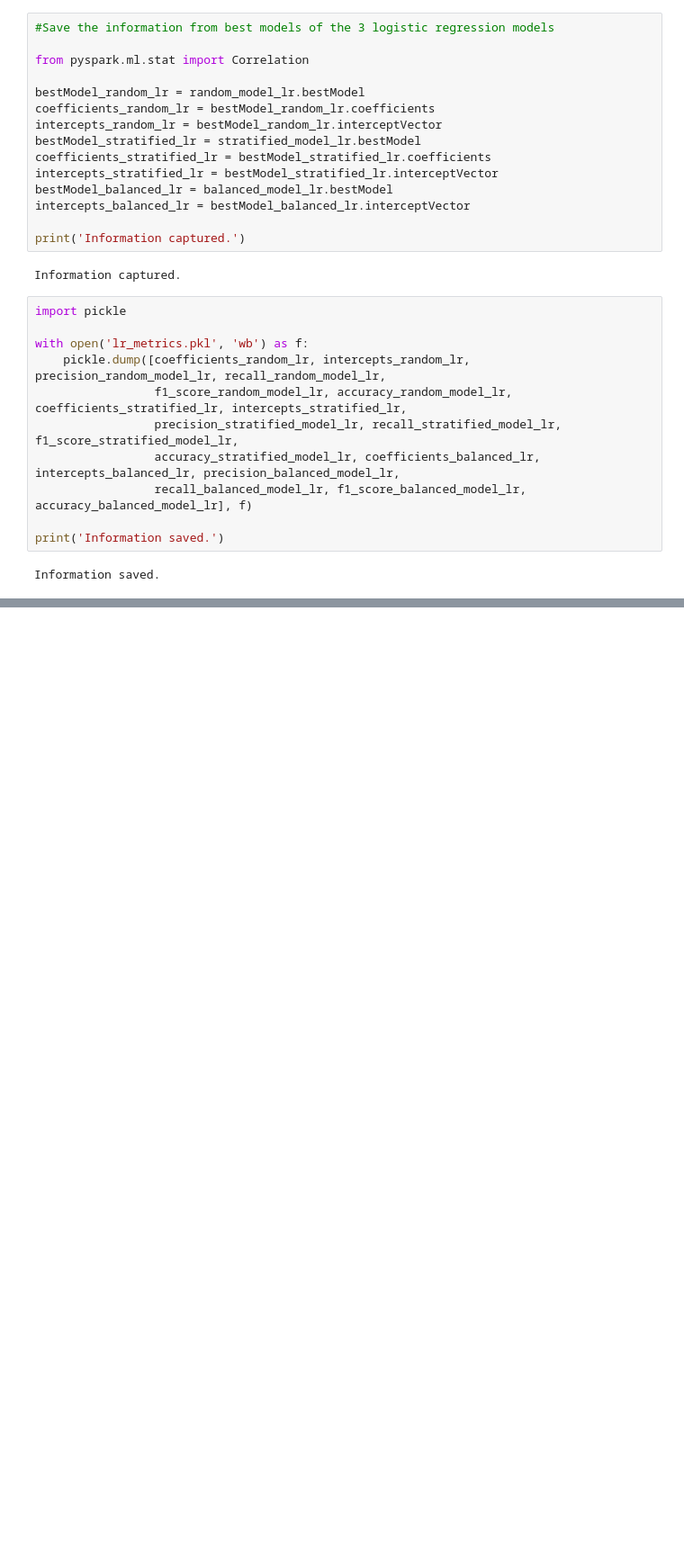
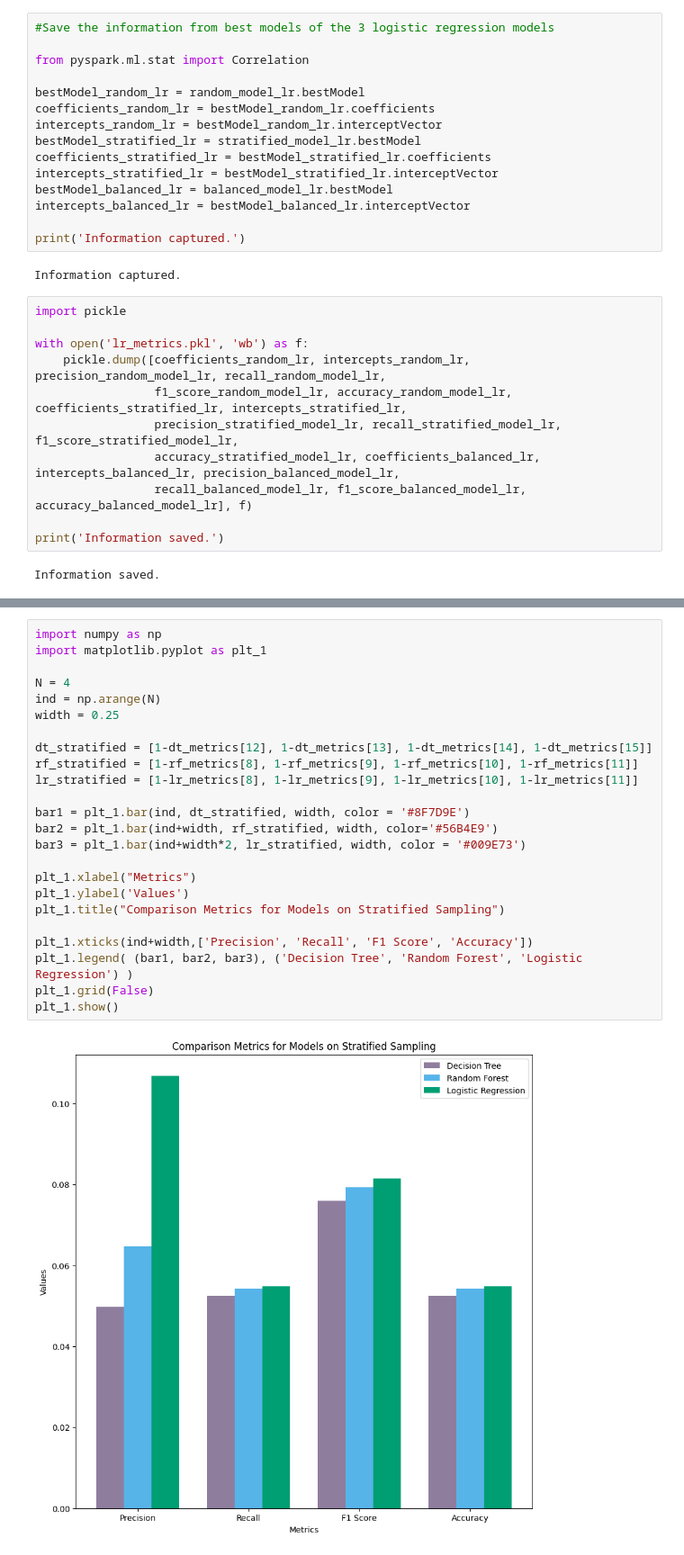
Before and after one commit to bhanup6663/Bigdata, a Jupyter notebook: model/Model_Implementation.ipynb, the cells around one changed output, grey strips where cells are left out. Shown at 90% size. Drawn from its saved outputs; the diff is of its cells as text; blank space fills up the shorter version.

```diff
--- a/model/Model_Implementation.ipynb
+++ b/model/Model_Implementation.ipynb
@@ -749,0 +837,26 @@ Information saved.
+# %%
+import numpy as np
+import matplotlib.pyplot as plt_1
+
+N = 4
+ind = np.arange(N)
+width = 0.25
+
+dt_stratified = [1-dt_metrics[12], 1-dt_metrics[13], 1-dt_metrics[14], 1-dt_metrics[15]]
+rf_stratified = [1-rf_metrics[8], 1-rf_metrics[9], 1-rf_metrics[10], 1-rf_metrics[11]]
+lr_stratified = [1-lr_metrics[8], 1-lr_metrics[9], 1-lr_metrics[10], 1-lr_metrics[11]]
+
+bar1 = plt_1.bar(ind, dt_stratified, width, color = '#8F7D9E')
+bar2 = plt_1.bar(ind+width, rf_stratified, width, color='#56B4E9')
+bar3 = plt_1.bar(ind+width*2, lr_stratified, width, color = '#009E73')
+
+plt_1.xlabel("Metrics")
+plt_1.ylabel('Values')
+plt_1.title("Comparison Metrics for Models on Stratified Sampling")
+
+plt_1.xticks(ind+width,['Precision', 'Recall', 'F1 Score', 'Accuracy'])
+plt_1.legend( (bar1, bar2, bar3), ('Decision Tree', 'Random Forest', 'Logistic Regression') )
+plt_1.grid(False)
+plt_1.show()
+# %% [output]
+[figure, added]
```
Also changed, not shown: parts of 8 cells of this notebook.
